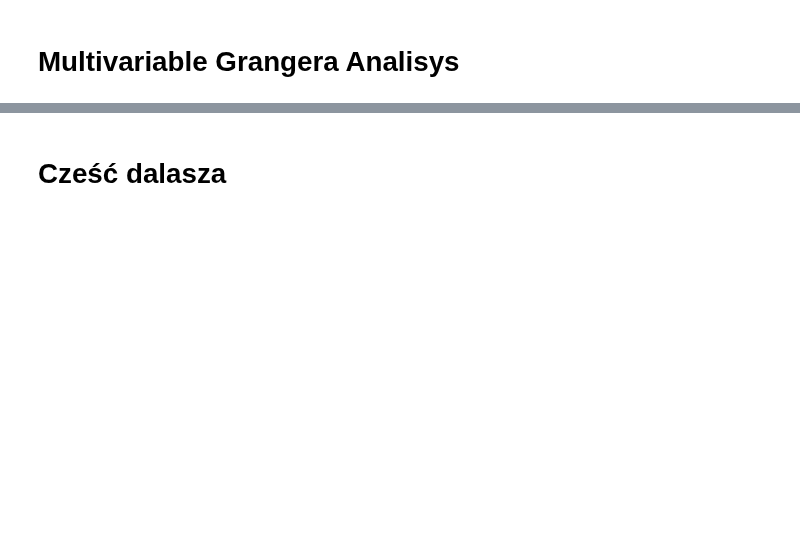
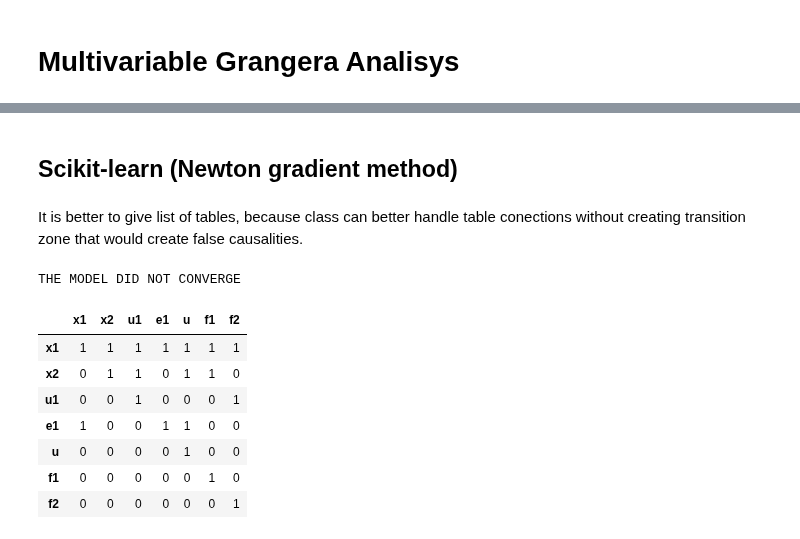
Before and after one commit to Smoldersob/EnhancedGrangerCausalAnalysis, a Jupyter notebook: example/PID_reg.ipynb, the cells around one changed output, grey strips where cells are left out. Drawn from its saved outputs; the diff is of its cells as text; code cells hidden in the pictures; blank space fills up the shorter version.

```diff
--- a/example/PID_reg.ipynb
+++ b/example/PID_reg.ipynb
@@ -45,5 +19,0 @@ dane.shift(1)
-# %%
-dane=dane.drop(dane.columns[dane.var()<=0], axis=1)
-dane2=dane2.drop(dane2.columns[dane2.var()<=0], axis=1)
-dane.dropna()
-dane2.dropna()
@@ -64,3 +20,6 @@ dane2.dropna()
+# %%
+dane['f2']=0
+dane2['f1']=0
 # %%
 fig,ax = plt.subplots(len(data_df.columns), figsize=(10,6), sharex=True)
 plot_cols = data_df.columns
@@ -218,2 +49,0 @@ AttributeError: module 'complex_granger_analisys.src.complex_granger_analisys' h
-# %% [markdown]
-# Cześć dalasza
@@ -231,0 +50,20 @@ AttributeError: module 'complex_granger_analisys.src.complex_granger_analisys' h
+# %% [markdown]
+## Scikit-learn (Newton gradient method)
+# %% [markdown]
+It is better to give list of tables, because class can better handle table conections without creating transition zone that would create false causalities.
+# %%
+GCskit=CGA.SparseConstaraintedMVGC()
+GCskit.fit([dane,dane2])
+GCskit.results.result()
+#25.9
+#17.9
+# %% [output]
+THE MODEL DID NOT CONVERGE
+|  | x1 | x2 | u1 | e1 | u | f1 | f2 |
+| x1 | 1 | 1 | 1 | 1 | 1 | 1 | 1 |
+| x2 | 0 | 1 | 1 | 0 | 1 | 1 | 0 |
+| u1 | 0 | 0 | 1 | 0 | 0 | 0 | 1 |
+| e1 | 1 | 0 | 0 | 1 | 1 | 0 | 0 |
+| u | 0 | 0 | 0 | 0 | 1 | 0 | 0 |
+| f1 | 0 | 0 | 0 | 0 | 0 | 1 | 0 |
+| f2 | 0 | 0 | 0 | 0 | 0 | 0 | 1 |
```
Also changed, not shown: parts of 67 cells of this notebook.
